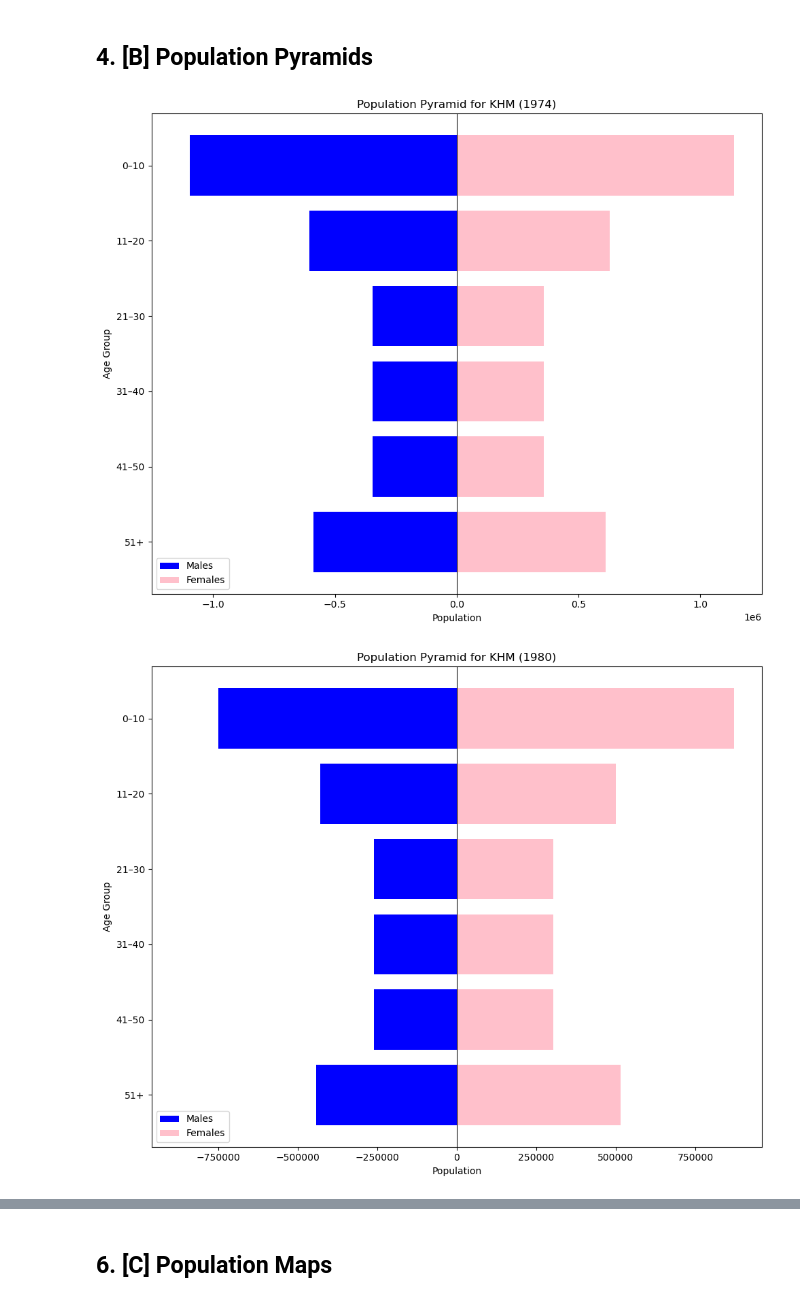
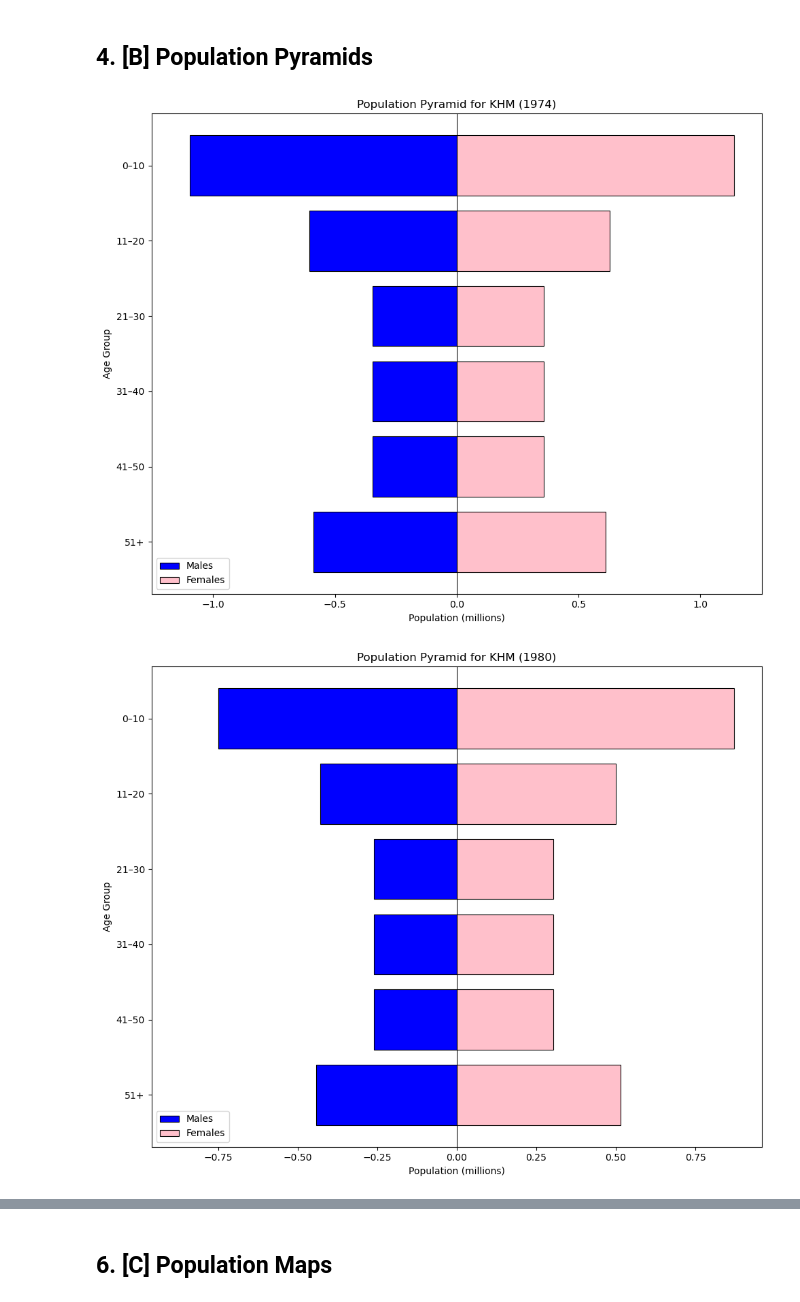
Before and after one commit to danieldo-tech/EEP153.jb.Project1, a Jupyter notebook: project1.ipynb, the cells around one changed output, grey strips where cells are left out. Saved outputs shown, nothing was run; the diff lists cells and outputs as text; code cells hidden in the pictures.

```diff
--- a/project1.ipynb
+++ b/project1.ipynb
@@ -168,50 +169,58 @@ df.head()
 # %%
 import matplotlib.pyplot as plt
 
 def plot_population_pyramid_matplotlib(df, place, year):
     year_df = df.loc[(place, year)]
 
     age_groups = ["0–10", "11–20", "21–30", "31–40", "41–50", "51+"]
 
+
     male_counts = [
-        -year_df["Male_0_10"],
-        -year_df["Male_11_20"],
-        -year_df["Male_21_30"],
-        -year_df["Male_31_40"],
-        -year_df["Male_41_50"],
-        -year_df["Male_51_100"],
+        -year_df["Male_0_10"]  / 1e6,
+        -year_df["Male_11_20"] / 1e6,
+        -year_df["Male_21_30"] / 1e6,
+        -year_df["Male_31_40"] / 1e6,
+        -year_df["Male_41_50"] / 1e6,
+        -year_df["Male_51_100"]/ 1e6,
     ]
-
     female_counts = [
-        year_df["Female_0_10"],
-        year_df["Female_11_20"],
-        year_df["Female_21_30"],
-        year_df["Female_31_40"],
-        year_df["Female_41_50"],
-        year_df["Female_51_100"],
+        year_df["Female_0_10"]  / 1e6,
+        year_df["Female_11_20"] / 1e6,
+        year_df["Female_21_30"] / 1e6,
+        year_df["Female_31_40"] / 1e6,
+        year_df["Female_41_50"] / 1e6,
+        year_df["Female_51_100"]/ 1e6,
     ]
 
     fig, ax = plt.subplots(figsize=(10, 8))
 
-    ax.barh(age_groups, male_counts, color="blue", label="Males")
-    ax.barh(age_groups, female_counts, color="pink", label="Females")
 
-    ax.set_xlabel("Population")
+    ax.barh(
+        age_groups, male_counts,
+        color="blue", label="Males",
+        edgecolor="black", linewidth=0.8
+    )
+    ax.barh(
+        age_groups, female_counts,
+        color="pink", label="Females",
+        edgecolor="black", linewidth=0.8
+    )
+
+    ax.set_xlabel("Population (millions)")
     ax.set_ylabel("Age Group")
     ax.set_title(f"Population Pyramid for {place} ({year})")
     ax.legend()
 
-    # Make x-axis symmetric
     max_val = max(max(female_counts), max(-x for x in male_counts))
     ax.set_xlim(-max_val * 1.1, max_val * 1.1)
 
     ax.axvline(0, color="black", linewidth=0.8)
     ax.invert_yaxis()
     plt.tight_layout()
     plt.show()
+
+plot_population_pyramid_matplotlib(df, "KHM", 1974)
+plot_population_pyramid_matplotlib(df, "KHM", 1980)
+# %% [output]
+[figure, added]
+[figure, added]
-# %%
-plot_population_pyramid_matplotlib(df, "KHM", 1974)
-plot_population_pyramid_matplotlib(df, "KHM", 1980)
-# %% [output]
-[figure, removed]
-[figure, removed]
```
Also changed, not shown: parts of 6 cells of this notebook.
